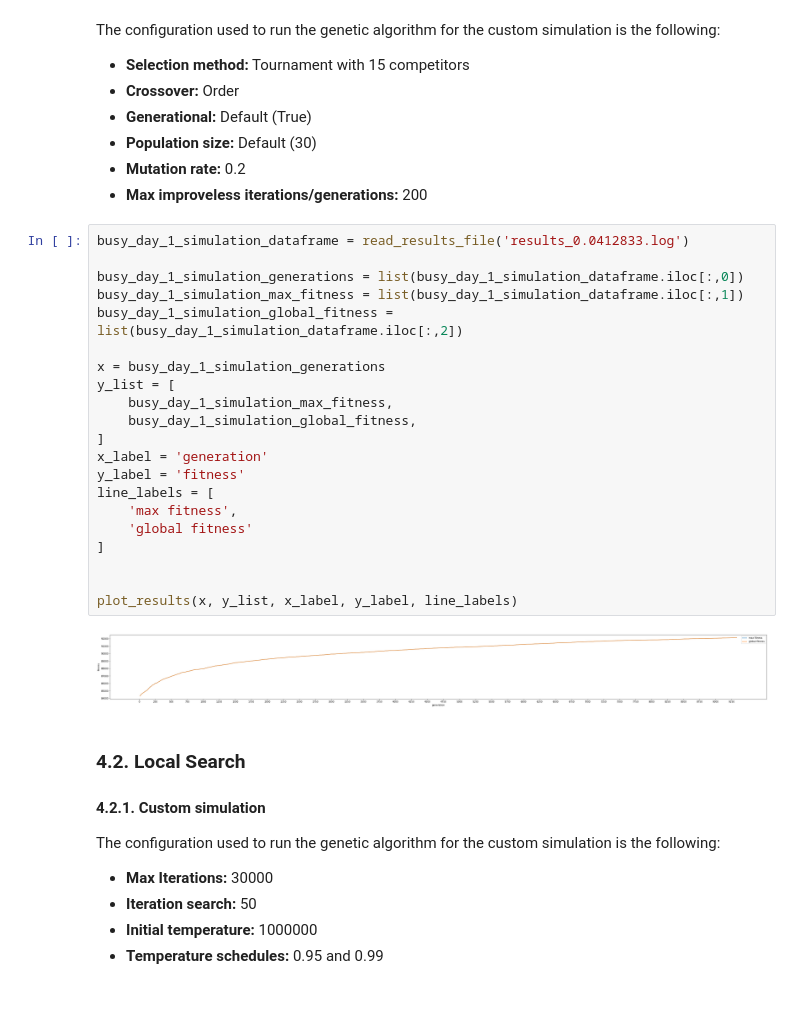
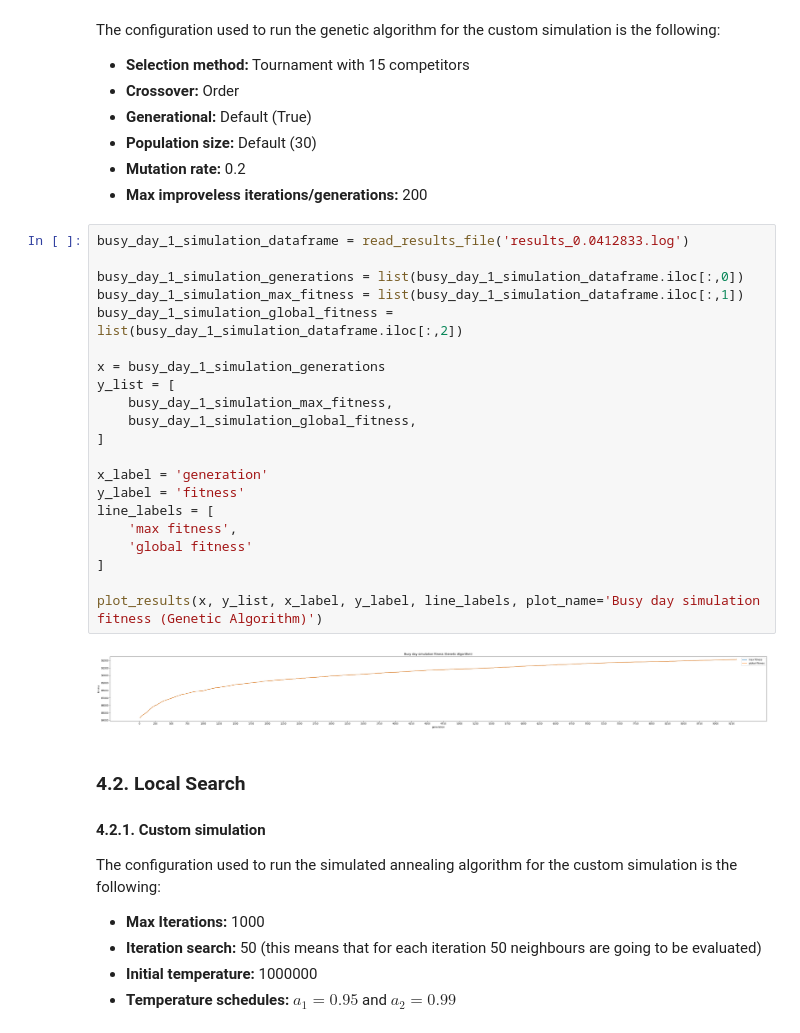
Before and after one commit to ctrlMarcio/feup-iart-proj1, a Jupyter notebook: delivery.ipynb, the cells around one changed output. Cells and saved outputs as stored; diff of their text form; blank space fills up the shorter version.

```diff
--- a/delivery.ipynb
+++ b/delivery.ipynb
@@ -361,34 +298,34 @@ The configuration used to run the genetic algorithm for the custom simulation is
 # %%
 busy_day_1_simulation_dataframe = read_results_file('results_0.0412833.log')
 
 busy_day_1_simulation_generations = list(busy_day_1_simulation_dataframe.iloc[:,0])
 busy_day_1_simulation_max_fitness = list(busy_day_1_simulation_dataframe.iloc[:,1])
 busy_day_1_simulation_global_fitness = list(busy_day_1_simulation_dataframe.iloc[:,2])
 
 x = busy_day_1_simulation_generations
 y_list = [
     busy_day_1_simulation_max_fitness,
     busy_day_1_simulation_global_fitness,
 ]
+
 x_label = 'generation'
 y_label = 'fitness'
 line_labels = [
     'max fitness',
     'global fitness'
 ]
 
-
-plot_results(x, y_list, x_label, y_label, line_labels)
+plot_results(x, y_list, x_label, y_label, line_labels, plot_name='Busy day simulation fitness (Genetic Algorithm)')
 # %% [output]
-[figure, old version]
+[figure, new version]
 # %% [markdown]
 ### 4.2. Local Search
 
 #### 4.2.1. Custom simulation
 
-The configuration used to run the genetic algorithm for the custom simulation is the following:
+The configuration used to run the simulated annealing algorithm for the custom simulation is the following:
 
-- **Max Iterations:** 30000
-- **Iteration search:** 50
+- **Max Iterations:** 1000
+- **Iteration search:** 50 (this means that for each iteration 50 neighbours are going to be evaluated)
 - **Initial temperature:** 1000000
-- **Temperature schedules:** 0.95 and 0.99
+- **Temperature schedules:** $a_1=0.95$ and $a_2=0.99$
```
Also changed, not shown: parts of 15 cells of this notebook, 3 other files.
